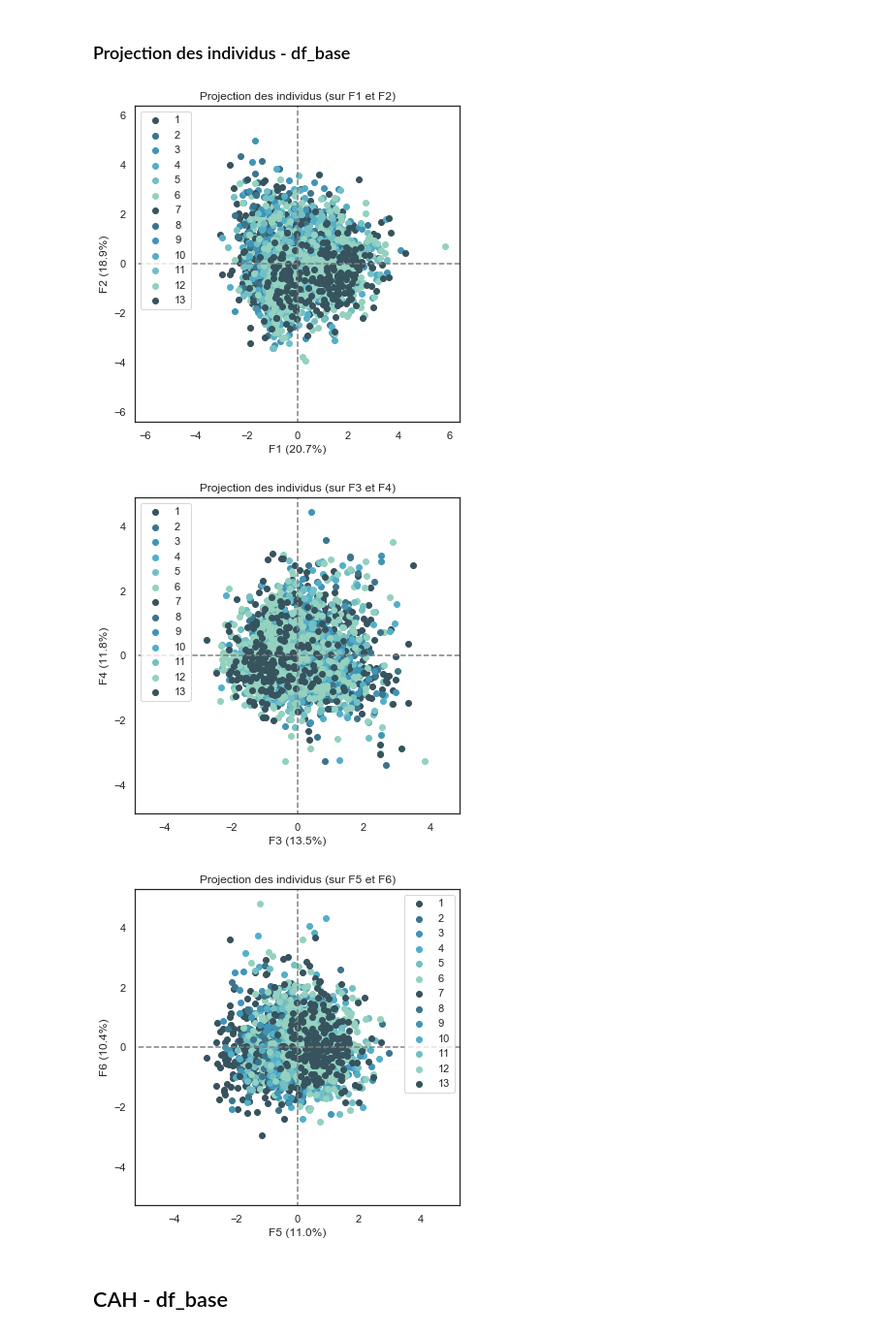
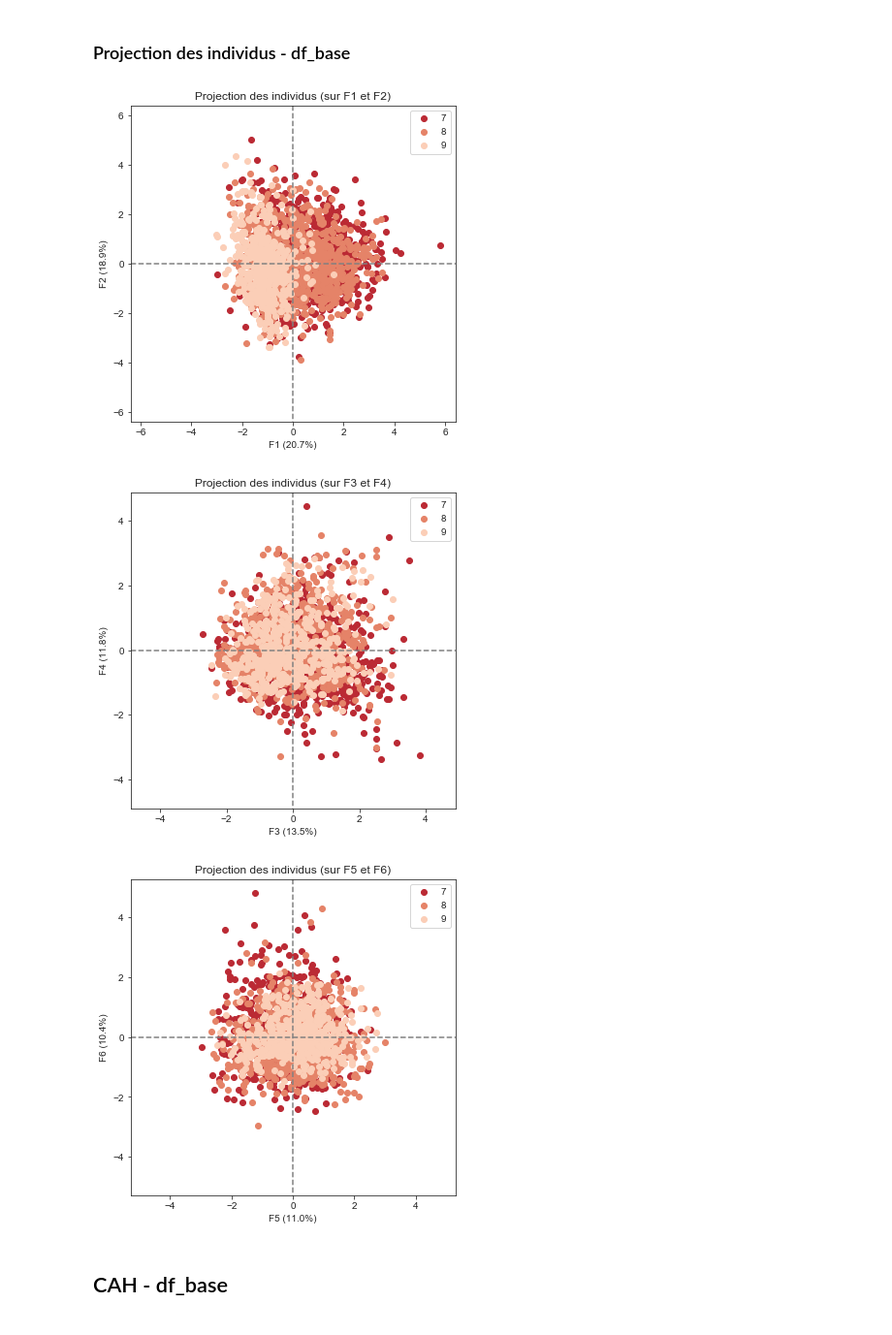
Before and after one commit to flabastie/inca3, a Jupyter notebook: pop2_acp.ipynb, the cells around one changed output. Shown: that part at 97% size. Cells and saved outputs as stored; diff of their text form; code cells hidden in the pictures.

Commit message:
Modif notebooks & info

```diff
--- a/pop2_acp.ipynb
+++ b/pop2_acp.ipynb
@@ -28,8 +28,9 @@ import matplotlib.pyplot as plt
 from matplotlib.collections import LineCollection
 from scipy.cluster.hierarchy import dendrogram
 from scipy.cluster.hierarchy import linkage, fcluster
-sns.set(style="white")
-sns.set_palette("GnBu_d")
+# sns.set(style="white")
+# sns.set_palette("GnBu_d")
+sns.set_style("ticks")
 
 pd.set_option('display.max_rows', 500)
 pd.set_option('display.max_columns', 500)
@@ -99,6 +100,8 @@ def display_factorial_planes(X_projected, n_comp, pca, axis_ranks, labels=None,
         if d2 < n_comp:
 
             # initialisation de la figure
+            sns.set_style("ticks")
+            sns.set_palette("RdBu", n_colors=7)
             fig = plt.figure(figsize=(6,6))
 
             # affichage des points
@@ -219,7 +222,8 @@ data_pca = df_base[['revenu', 'imc', 'restaurationrapide_freq', 'collation_freq'
                     'tv_duree', 'travail_duree', 'activite_total_duree']]
 
 # Utile pour définitions clusters CAH
-revenu = [df_base.loc[id, "revenu"] for id in df_base.index]
+# revenu = [df_base.loc[id, "revenu"] for id in df_base.index]
+info_sup = [df_base.loc[id, "tage_PS"] for id in df_base.index]
 
 # préparation des données pour l'acp
 X = data_pca.values
@@ -278,13 +318,13 @@ display_circles(pcs, n_comp_selected, pca, [(0,1),(2,3),(4,5)], labels = np.arra
 # %%
 # Projection des individus
 X_projected = pca.transform(X_scaled)
-display_factorial_planes(X_projected, n_comp_selected, pca, [(0,1),(2,3),(4,5)], illustrative_var = revenu, labels = None)
+display_factorial_planes(X_projected, n_comp_selected, pca, [(0,1),(2,3),(4,5)], illustrative_var = info_sup, labels = None)
 
 plt.show()
 # %% [output]
-[figure, old version]
+[figure, new version]
-[figure, old version]
+[figure, new version]
-[figure, old version]
+[figure, new version]
 # %% [markdown]
 ## CAH - df_base
 # %%
```
Also changed, not shown: parts of 6 cells of this notebook, 2 other files.
